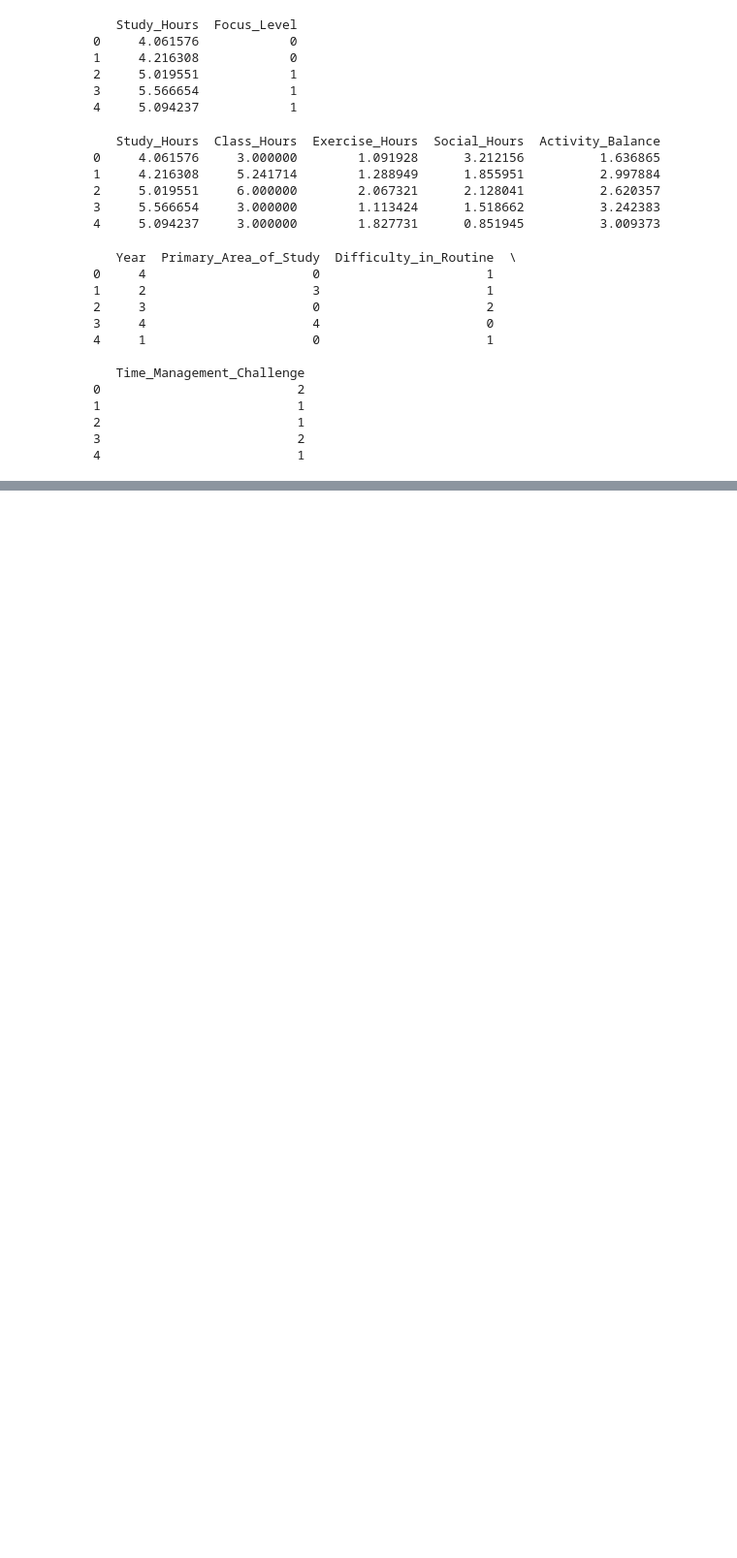
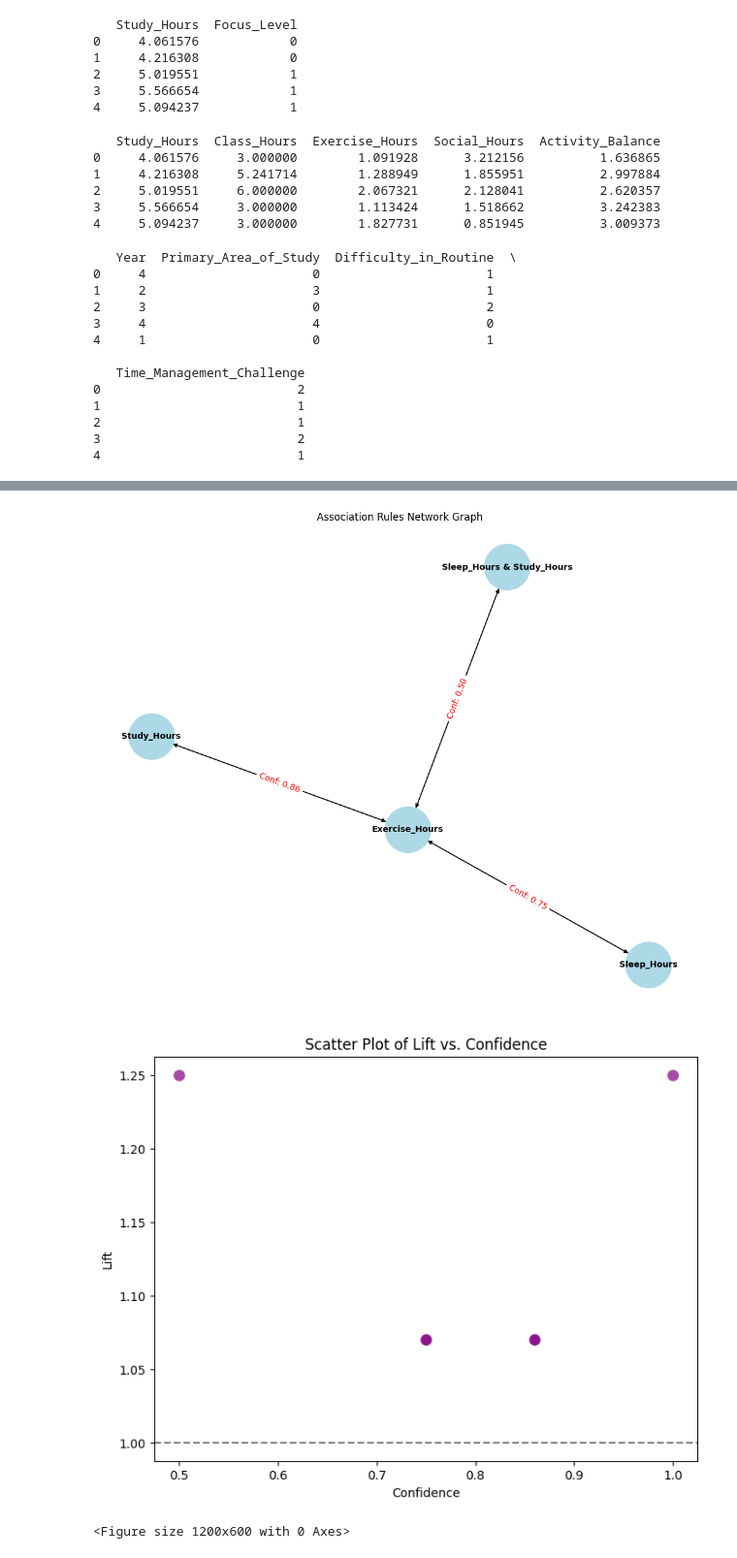
Before and after one commit to IshaVishwas/StudentRoutineAnalysis, a Jupyter notebook: StudentRoutineAnalysis.ipynb, the cells around one changed output, grey strips where cells are left out. Shown: that part at 97% size. Saved outputs shown, nothing was run; the diff lists cells and outputs as text; code cells hidden in the pictures; blank space fills up the shorter version.

```diff
--- a/StudentRoutineAnalysis.ipynb
+++ b/StudentRoutineAnalysis.ipynb
@@ -287,2 +283,60 @@ print(rules)
 4       0.333333
 5       1.000000
+# %%
+import pandas as pd
+import networkx as nx
+import matplotlib.pyplot as plt
+import seaborn as sns
+
+# Sample data of association rules (similar to your results)
+data = {
+    'antecedents': [
+        'Exercise_Hours', 'Study_Hours', 'Sleep_Hours', 'Exercise_Hours',
+        'Sleep_Hours & Study_Hours', 'Exercise_Hours'
+    ],
+    'consequents': [
+        'Study_Hours', 'Exercise_Hours', 'Exercise_Hours', 'Sleep_Hours',
+        'Exercise_Hours', 'Sleep_Hours & Study_Hours'
+    ],
+    'support': [0.6, 0.6, 0.6, 0.6, 0.4, 0.4],
+    'confidence': [0.75, 0.86, 0.86, 0.75, 1.0, 0.5],
+    'lift': [1.07, 1.07, 1.07, 1.07, 1.25, 1.25]
+}
+rules_df = pd.DataFrame(data)
+
+# Network Graph Visualization
+plt.figure(figsize=(10, 8))
+G = nx.DiGraph()
+
+for i, row in rules_df.iterrows():
+    G.add_edge(row['antecedents'], row['consequents'], weight=row['confidence'])
+
+pos = nx.spring_layout(G, k=1.5)
+nx.draw(G, pos, with_labels=True, node_size=3000, node_color="lightblue", font_size=10, font_weight="bold", arrows=True)
+edge_labels = {(row['antecedents'], row['consequents']): f"Conf: {row['confidence']:.2f}" for _, row in rules_df.iterrows()}
+nx.draw_networkx_edge_labels(G, pos, edge_labels=edge_labels, font_color="red")
+plt.title("Association Rules Network Graph")
+plt.show()
+
+# Scatter Plot of Lift vs. Confidence
+plt.figure(figsize=(8, 6))
+sns.scatterplot(x='confidence', y='lift', data=rules_df, s=100, color='purple', edgecolor="w", alpha=0.7)
+plt.title("Scatter Plot of Lift vs. Confidence")
+plt.xlabel("Confidence")
+plt.ylabel("Lift")
+plt.axhline(1, color='grey', linestyle='--')  # Lift threshold line
+plt.show()
+
+# Bar Plot for Support, Confidence, and Lift for each rule
+plt.figure(figsize=(12, 6))
+rules_df.set_index('antecedents').loc[:, ['support', 'confidence', 'lift']].plot(kind='bar', width=0.7, color=['skyblue', 'salmon', 'lightgreen'], edgecolor="k")
+plt.title("Support, Confidence, and Lift of Each Rule")
+plt.xlabel("Rule (Antecedents)")
+plt.ylabel("Metric Value")
+plt.xticks(rotation=45)
+plt.legend(title="Metrics")
+plt.show()
+# %% [output]
+[figure, added]
+[figure, added]
+<Figure size 1200x600 with 0 Axes>
```
Also changed, not shown: parts of 3 cells of this notebook.
